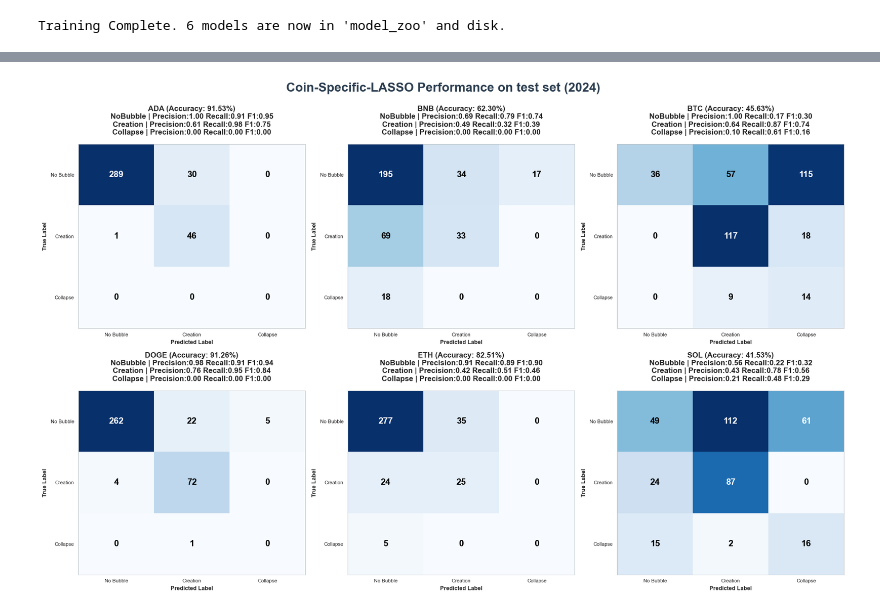
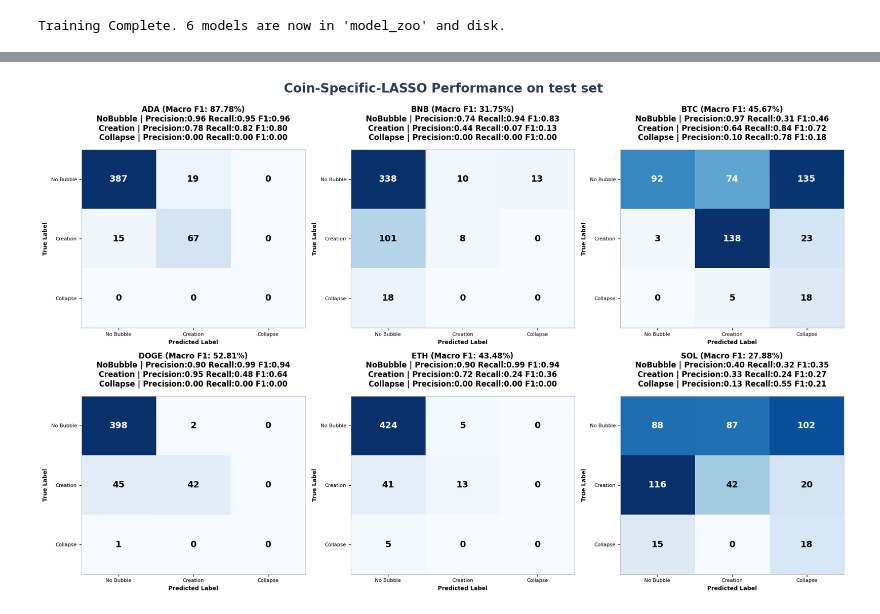
Before and after one commit to MuLancer/DSE4211-Group-18-Cryptocurrency-Market-Bubble-Prediction, a Jupyter notebook: lasso.ipynb, the cells around one changed output, grey strips where cells are left out. Cells and saved outputs as stored; diff of their text form; code cells hidden in the pictures.

Commit message:
update model evaluation for lasso

```diff
--- a/lasso.ipynb
+++ b/lasso.ipynb
@@ -29,7 +29,10 @@ df
 | 13358 | 2024-12-31 | 1.738608 | 1.743727 | 1.808777 | 1.705507 | -0.571894 | SOL | 3.787179 | -0.196093 | ... |
 13359 rows × 146 columns
 # %%
-# 2. Train-test split
-train_df = df[df['date'] < '2024-01-01']
-test_df = df[df['date'] >= '2024-01-01']
+# 2. Train (first 80%) - test (next 20%) split
+unique_dates = sorted(df["date"].unique())
+cutoff_idx   = int(len(unique_dates) * (1 - 0.2))
+cutoff_date  = unique_dates[cutoff_idx]
+train_df = df[df['date'] < cutoff_date]
+test_df = df[df['date'] >= cutoff_date]
 # %%
@@ -334,7 +369,7 @@ for i, coin in enumerate(coins):
     precision, recall, f1, _ = precision_recall_fscore_support(
         y_true, y_pred, labels=labels, zero_division=0
     )
-    acc = accuracy_score(y_true, y_pred)
+    macro_f1 = f1_score(y_true, y_pred, average='macro', zero_division=0)
 
     # Create Confusion Matrix
     cm = confusion_matrix(y_true, y_pred, labels=labels)
@@ -352,33 +387,33 @@ for i, coin in enumerate(coins):
                     fontsize=14, fontweight='bold')
 
     # Titles and Metrics
-    title_str = (f"{coin} (Accuracy: {acc:.2%})\n"
+    title_str = (f"{coin} (Macro F1: {macro_f1:.2%})\n"
                  f"NoBubble | Precision:{precision[0]:.2f} Recall:{recall[0]:.2f} F1:{f1[0]:.2f}\n"
                  f"Creation | Precision:{precision[1]:.2f} Recall:{recall[1]:.2f} F1:{f1[1]:.2f}\n"
                  f"Collapse | Precision:{precision[2]:.2f} Recall:{recall[2]:.2f} F1:{f1[2]:.2f}")
     ax.set_title(title_str, fontsize=12, fontweight='bold', pad=15)
 
     # Axis Labels & Ticks
     ax.set_xlabel('Predicted Label', fontsize=9, fontweight='bold')
     ax.set_ylabel('True Label', fontsize=9, fontweight='bold')
     ax.set_xticks(np.arange(len(labels)))
     ax.set_yticks(np.arange(len(labels)))
     ax.set_xticklabels(target_names, fontsize=8)
     ax.set_yticklabels(target_names, fontsize=8)
 
     for spine in ax.spines.values():
         spine.set_visible(True)
         spine.set_color('#bdc3c7')
 
 # Hide any empty subplots
 for j in range(i + 1, len(axes)):
     axes[j].axis('off')
 
 plt.tight_layout(rect=[0, 0.03, 1, 0.95])
-plt.suptitle("Coin-Specific-LASSO Performance on test set (2024)",
+plt.suptitle("Coin-Specific-LASSO Performance on test set",
              fontsize=20, fontweight='bold', y=0.98, color='#2c3e50')
 
 plt.savefig('data/outputs/Coin_Specific_LASSO_confusion_matrix.png', dpi=300, bbox_inches='tight')
 plt.show()
 # %% [output]
-[figure, old version]
+[figure, new version]
```
Also changed, not shown: parts of 8 cells of this notebook, 2 other files.
